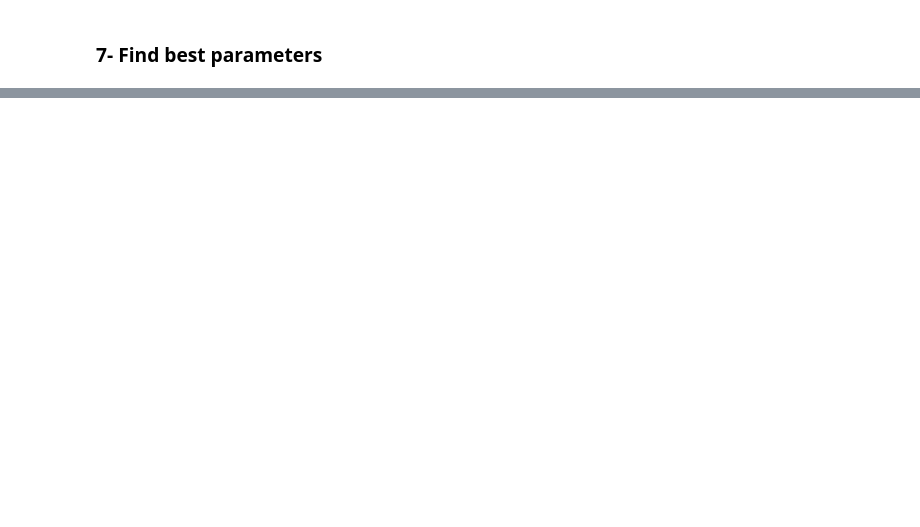
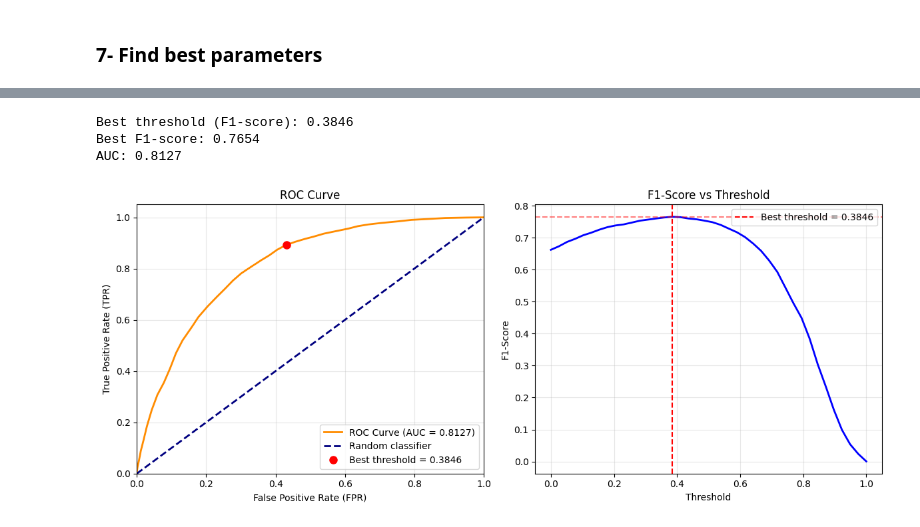
Before and after one commit to yasin281/data-mining-p2, a Jupyter notebook: src/KNN.ipynb, the cells around one changed output, grey strips where cells are left out. Saved outputs shown, nothing was run; the diff lists cells and outputs as text; code cells hidden in the pictures; blank space fills up the shorter version.

```diff
--- a/src/KNN.ipynb
+++ b/src/KNN.ipynb
@@ -571,0 +389,79 @@ NameError: name 'nb' is not defined
+# %%
+from sklearn.calibration import cross_val_predict
+from sklearn.metrics import roc_curve, auc, f1_score
+
+pipeline = Pipeline([
+    ('selector', SelectKBest(mutual_info_fixed, k=7)),
+    ('knn', KNeighborsClassifier(n_neighbors=clf.best_params_['knn__n_neighbors'],
+                                weights=clf.best_params_['knn__weights']))
+])
+
+# Obtain the predicted probabilities for the positive class
+y_proba = cross_val_predict( #Generate cross-validated estimates for each input data point.
+    pipeline,
+    X=X_train,
+    y=y_train,
+    cv=cv,
+    method='predict_proba'
+)
+
+# Take only the probabilities of the positive class (column 1)
+y_scores = y_proba[:, 1]
+
+# ROC curve
+fpr, tpr, thresholds = roc_curve(y_train, y_scores)
+roc_auc = auc(fpr, tpr)
+
+# Find the best threshold using F1-score
+f1_scores = []
+for threshold in thresholds:
+    y_pred_threshold = (y_scores >= threshold).astype(int)
+    f1_scores.append(f1_score(y_train, y_pred_threshold))
+
+best_threshold_idx = np.argmax(f1_scores)
+best_threshold = thresholds[best_threshold_idx]
+best_f1 = f1_scores[best_threshold_idx]
+
+print(f"Best threshold (F1-score): {best_threshold:.4f}")
+print(f"Best F1-score: {best_f1:.4f}")
+print(f"AUC: {roc_auc:.4f}")
+
+# Plot the ROC curve
+plt.figure(figsize=(12, 5))
+
+# Subplot 1: ROC Curve
+plt.subplot(1, 2, 1)
+plt.plot(fpr, tpr, color='darkorange', lw=2,
+         label=f'ROC Curve (AUC = {roc_auc:.4f})')
+plt.plot([0, 1], [0, 1], color='navy', lw=2, linestyle='--',
+         label='Random classifier')
+plt.plot(fpr[best_threshold_idx], tpr[best_threshold_idx],
+         'ro', markersize=8,
+         label=f'Best threshold = {best_threshold:.4f}')
+plt.xlim([0.0, 1.0])
+plt.ylim([0.0, 1.05])
+plt.xlabel('False Positive Rate (FPR)')
+plt.ylabel('True Positive Rate (TPR)')
+plt.title('ROC Curve')
+plt.legend(loc="lower right")
+plt.grid(True, alpha=0.3)
+
+# Subplot 2: F1-score vs Threshold
+plt.subplot(1, 2, 2)
+plt.plot(thresholds, f1_scores, color='blue', lw=2)
+plt.axvline(x=best_threshold, color='red', linestyle='--',
+           label=f'Best threshold = {best_threshold:.4f}')
+plt.axhline(y=best_f1, color='red', linestyle='--', alpha=0.5)
+plt.xlabel('Threshold')
+plt.ylabel('F1-Score')
+plt.title('F1-Score vs Threshold')
+plt.legend()
+plt.grid(True, alpha=0.3)
+
+plt.tight_layout()
+plt.show()
+# %% [output]
+Best threshold (F1-score): 0.3846
+Best F1-score: 0.7654
+AUC: 0.8127
+[figure, added]
```
Also changed, not shown: parts of 24 cells of this notebook, 1 other file.
